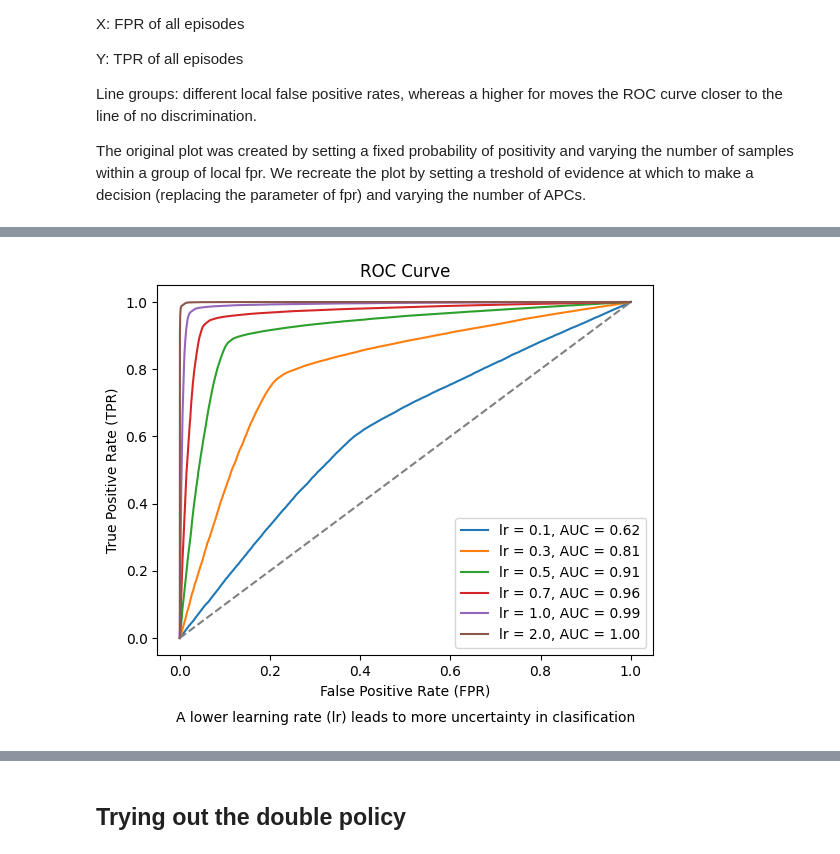
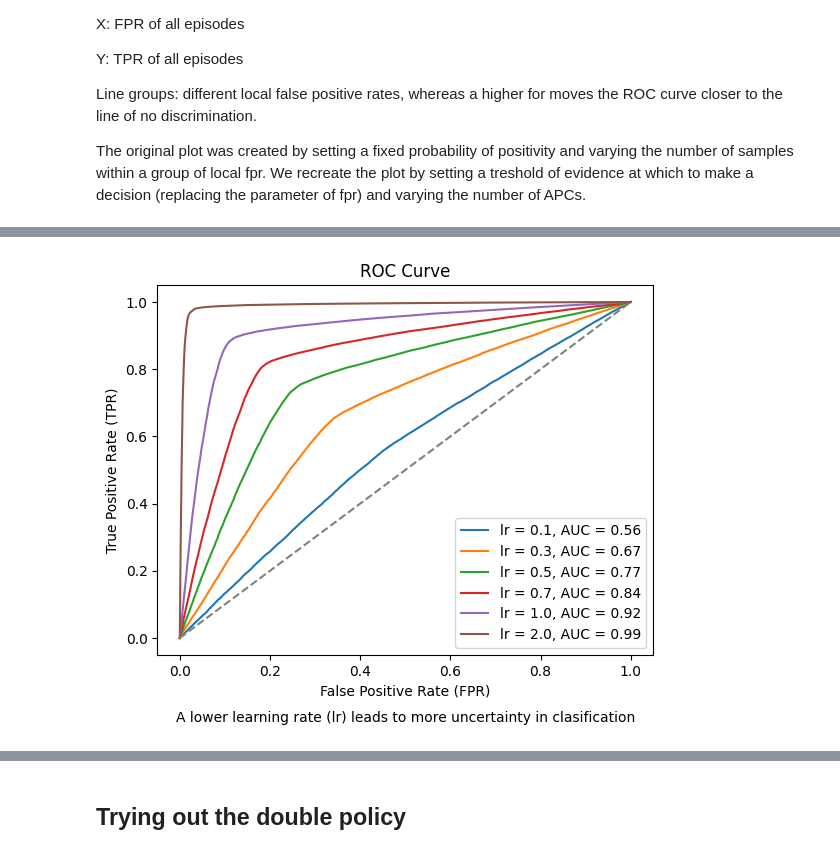
Before and after one commit to nikoczernin/tcells, a Jupyter notebook: baumgart_repro.ipynb, the cells around one changed output, grey strips where cells are left out. Cells and saved outputs as stored; diff of their text form; code cells hidden in the pictures.

```diff
--- a/baumgart_repro.ipynb
+++ b/baumgart_repro.ipynb
@@ -208,12 +203,0 @@ df_all = pd.concat(experiment_dfs, ignore_index=True)
-# %%
-# Plot each experiment separately
-i = 0
-for p, df_p in df_all.groupby("p"):
-    plt.plot(df_p["n"], df_p["TPR"], color=plt.cm.tab10.colors[i], label=f"p={p}")
-    plt.plot(df_p["n"], df_p["FPR"], color=plt.cm.tab10.colors[i], linestyle="--")
-    i += 1
-
-plt.xlabel("n")
-plt.ylabel("TPR")
-plt.legend()
-plt.show()
@@ -292,30 +214,0 @@ The original plot was created by setting a fixed probability of positivity and v
-# %%
-from sklearn.metrics import roc_curve, auc
-import matplotlib.pyplot as plt
-
-
-df_sums = df.groupby("learning_rate").sum().astype('int64')
-
-
-for i, row in df_sums.iterrows():
-    # print(row)
-    y_true = [1] * row["TP"] + [0] * row["FP"] + [0] * row["TN"] + [1] * row["FN"]
-    y_score = [1] * row["TP"] + [1] * row["FP"] + [0] * row["TN"] + [0] * row["FN"]
-
-# # Example: ground truth and agent_ scores
-# y_true = np.array([0, 0, 1, 1, 1, 0])  # 0 = not harmful, 1 = harmful
-# y_score = np.array([0.1, 0.4, 0.35, 0.8, 0.9, 0.2])  # agent_ confidence/probability
-#
-    # Compute ROC curve
-    fpr, tpr, thresholds = roc_curve(y_true, y_score)
-    roc_auc = auc(fpr, tpr)
-
-    # Plot
-    plt.plot(fpr, tpr, label=f'AUC = {roc_auc:.2f}')
-
-plt.plot([0, 1], [0, 1], linestyle='--', color='gray')  # random baseline
-plt.xlabel("False Positive Rate (FPR)")
-plt.ylabel("True Positive Rate (TPR)")
-plt.title("ROC Curve")
-plt.legend()
-plt.show()
@@ -331,32 +222,32 @@ for learning_rate in [.1, .3, .5, .7, 1., 2.]:
     E = []
     env = StochasticAPC(learning_rate=learning_rate)
     k = 500
     T = 200
     for i in range(k):
         for t in range(T):
             # get evidence for t
-            e = env.get_evidence(t)
+            e = env.get_certainty(t)
             # get the direction of the evidence
             tendency = random.random() < 0.5
             # if tendency is negative, invert the evidence
             e = e if tendency else 1 - e
             E.append(e)
             y_true.append(random.random() < e)
             y_score.append(e)
 
     # Compute ROC curve
     fpr, tpr, thresholds = roc_curve(y_true, y_score)
     roc_auc = auc(fpr, tpr)
 
     # Plot
     plt.plot(fpr, tpr, label=f'lr = {learning_rate}, AUC = {roc_auc:.2f}')
 
 plt.plot([0, 1], [0, 1], linestyle='--', color='gray')  # random baseline
 plt.xlabel("False Positive Rate (FPR)")
 plt.ylabel("True Positive Rate (TPR)")
 plt.title("ROC Curve")
 plt.text(0.5, -.25, "A lower learning rate (lr) leads to more uncertainty in clasification", ha="center")
 plt.legend()
 plt.show()
 # %% [output]
-[figure, old version]
+[figure, new version]
```
Also changed, not shown: parts of 21 cells of this notebook, 8 other files.
